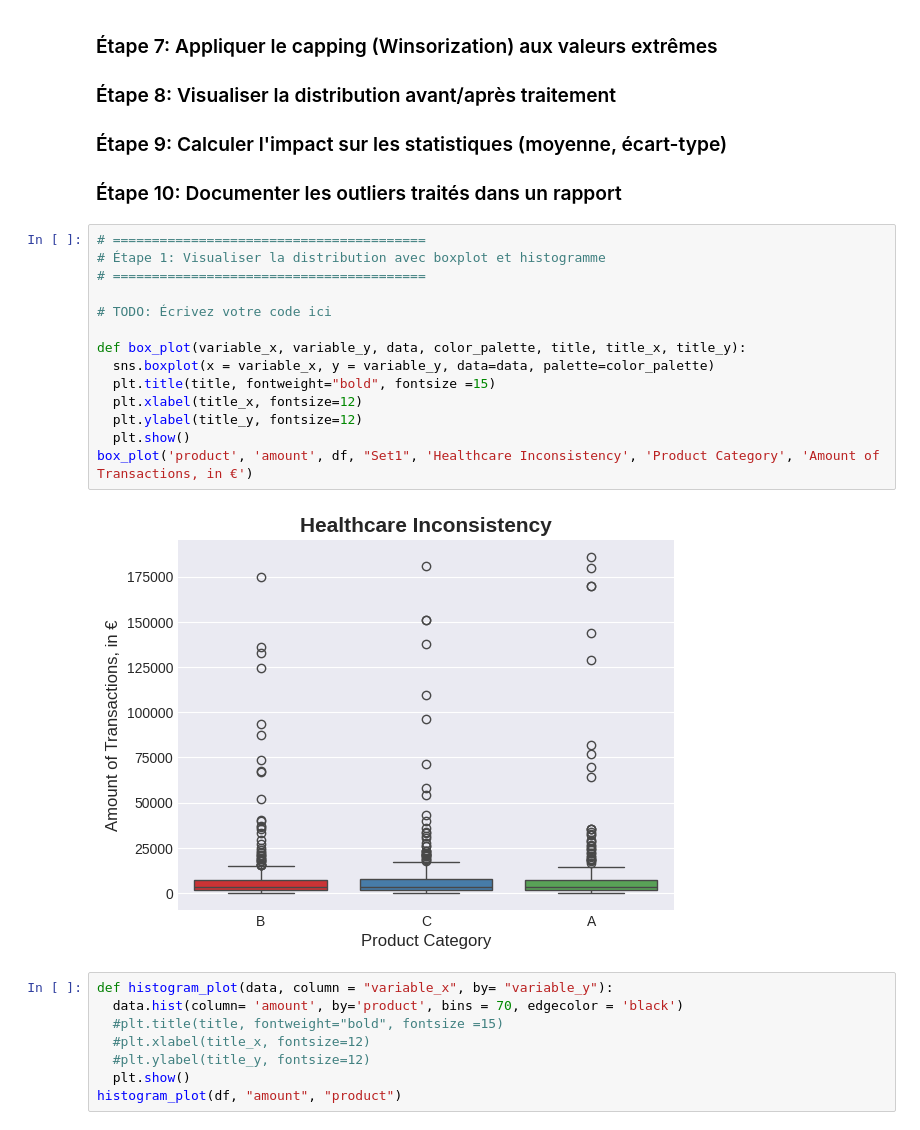
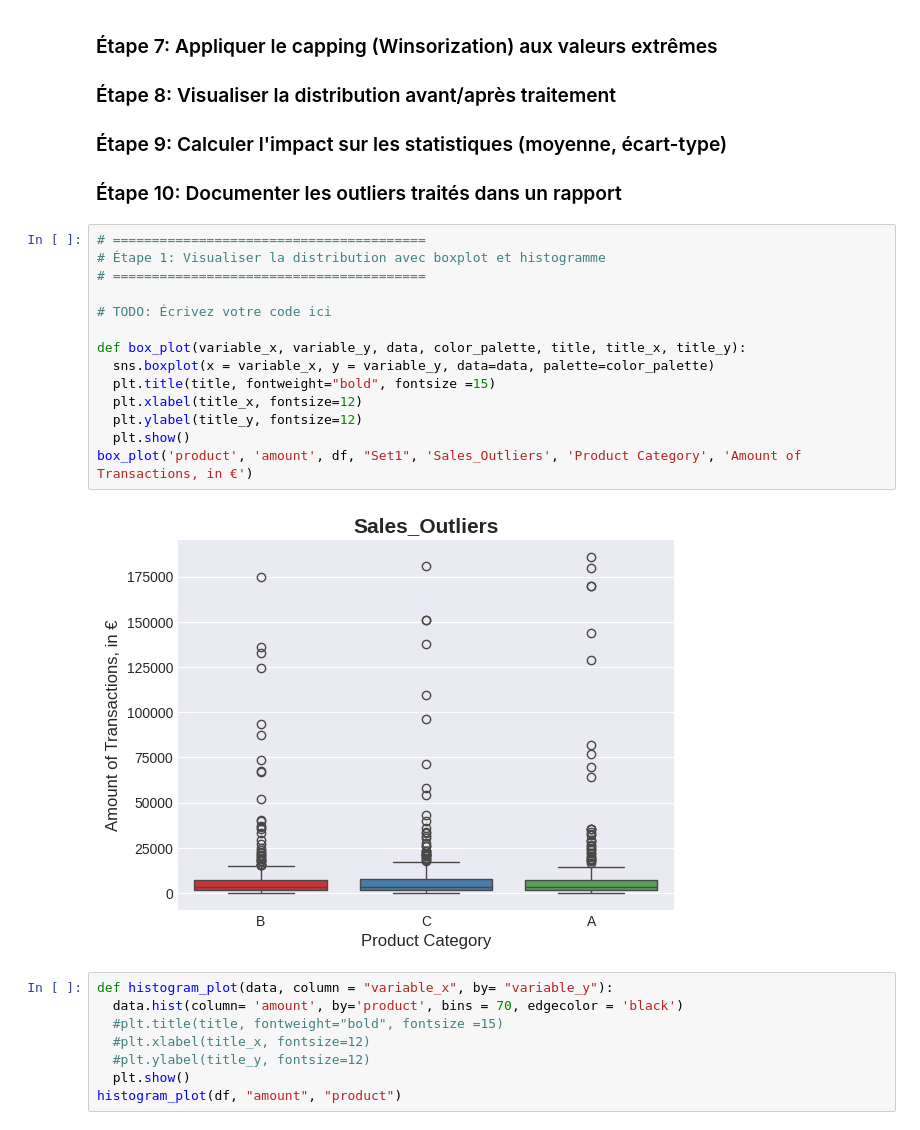
Before and after one commit to Bet-Zawl/TP_project, a Jupyter notebook: TP3_Data_Cleansing_TP3.ipynb, the cells around one changed output. Cells and saved outputs as stored; diff of their text form.

```diff
--- a/TP3_Data_Cleansing_TP3.ipynb
+++ b/TP3_Data_Cleansing_TP3.ipynb
@@ -163,19 +163,19 @@ Réponses aux questions:
 # %%
 # ========================================
 # Étape 1: Visualiser la distribution avec boxplot et histogramme
 # ========================================
 
 # TODO: Écrivez votre code ici
 
 def box_plot(variable_x, variable_y, data, color_palette, title, title_x, title_y):
   sns.boxplot(x = variable_x, y = variable_y, data=data, palette=color_palette)
   plt.title(title, fontweight="bold", fontsize =15)
   plt.xlabel(title_x, fontsize=12)
   plt.ylabel(title_y, fontsize=12)
   plt.show()
-box_plot('product', 'amount', df, "Set1", 'Healthcare Inconsistency', 'Product Category', 'Amount of Transactions, in €')
+box_plot('product', 'amount', df, "Set1", 'Sales_Outliers', 'Product Category', 'Amount of Transactions, in €')
 # %% [output]
-[figure, old version]
+[figure, new version]
 # %%
 def histogram_plot(data, column = "variable_x", by= "variable_y"):
   data.hist(column= 'amount', by='product', bins = 70, edgecolor = 'black')
```
Also changed, not shown: parts of 1 cell of this notebook.
